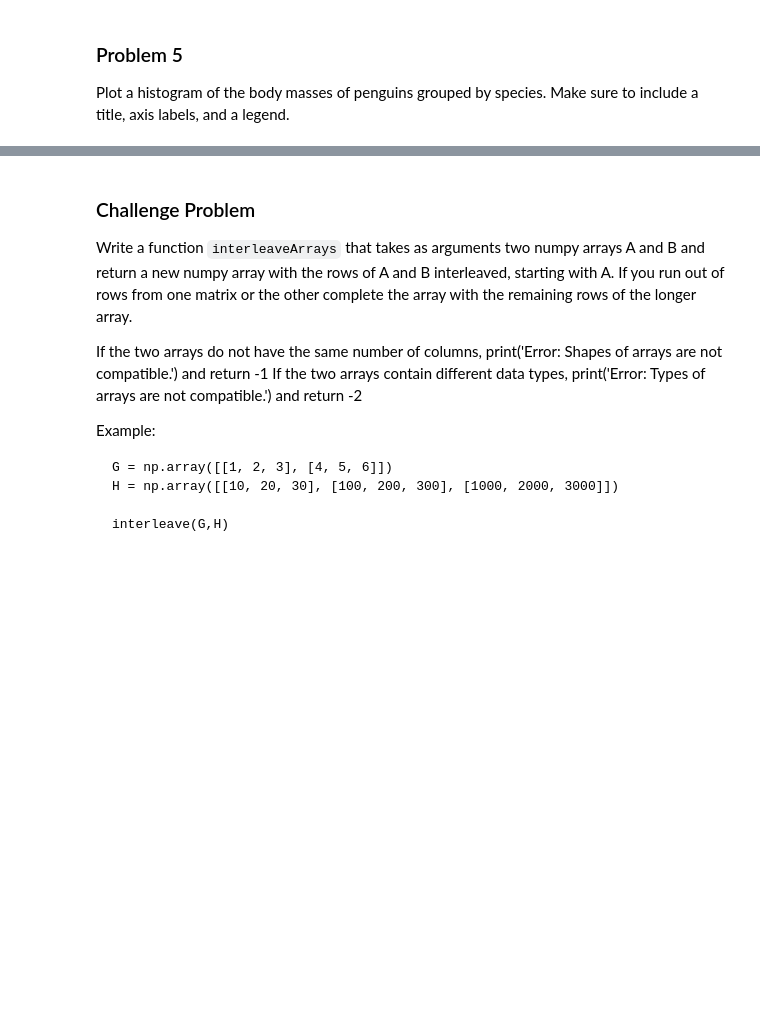
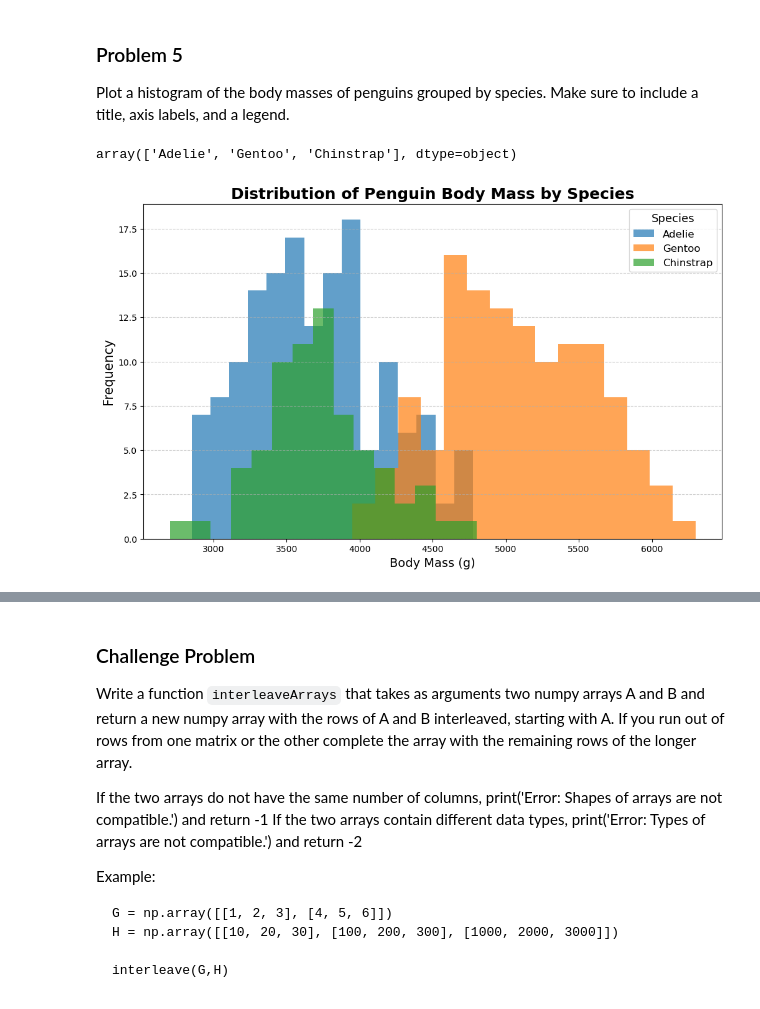
Before and after one commit to GettysburgDataScience/ps04-foxel03, a Jupyter notebook: ps04.ipynb, the cells around one changed output, grey strips where cells are left out. Cells and saved outputs as stored; diff of their text form; code cells hidden in the pictures; blank space fills up the shorter version.

```diff
--- a/ps04.ipynb
+++ b/ps04.ipynb
@@ -155,3 +165,35 @@ Name: count, dtype: int64
 Plot a histogram of the body masses of penguins grouped by species. Make sure to include a title, axis labels, and a legend.
+# %%
+species = pp_df['species'].unique()
+species
+# %% [output]
+array(['Adelie', 'Gentoo', 'Chinstrap'], dtype=object)
 # %%
 '''your code here'''
+import pandas as pd
+import matplotlib.pyplot as plt
+
+pp_df = pd.read_csv('https://raw.githubusercontent.com/allisonhorst/palmerpenguins/main/inst/extdata/penguins.csv')
+
+# Clean missing data from body mass. Source: https://pandas.pydata.org/docs/reference/api/pandas.DataFrame.dropna.html#pandas.DataFrame.dropna
+pp_df = pp_df.dropna(subset=['body_mass_g'])
+
+species = pp_df['species'].unique() # https://pandas.pydata.org/docs/reference/api/pandas.core.groupby.SeriesGroupBy.unique.html#pandas.core.groupby.SeriesGroupBy.unique
+species_counts = pp_df['species'].value_counts()
+
+plt.figure(figsize=(12,7))
+for s in species:
+    data = pp_df[pp_df['species'] == s]['body_mass_g']
+    plt.hist(data, bins=15, stacked=True, label=s, alpha=0.7)
+
+plt.title("Distribution of Penguin Body Mass by Species", fontsize=18, fontweight='bold')
+plt.xlabel("Body Mass (g)", fontsize=14)
+plt.ylabel("Frequency", fontsize=15)
+plt.legend(title="Species", title_fontsize='13', fontsize='12', loc='upper right')
+plt.grid(axis='y', linestyle='--', alpha=0.6)
+plt.xticks(fontsize=10)
+plt.yticks(fontsize=10)
+
+plt.show()
+# %% [output]
+[figure, added]
```
Also changed, not shown: parts of 6 cells of this notebook.
